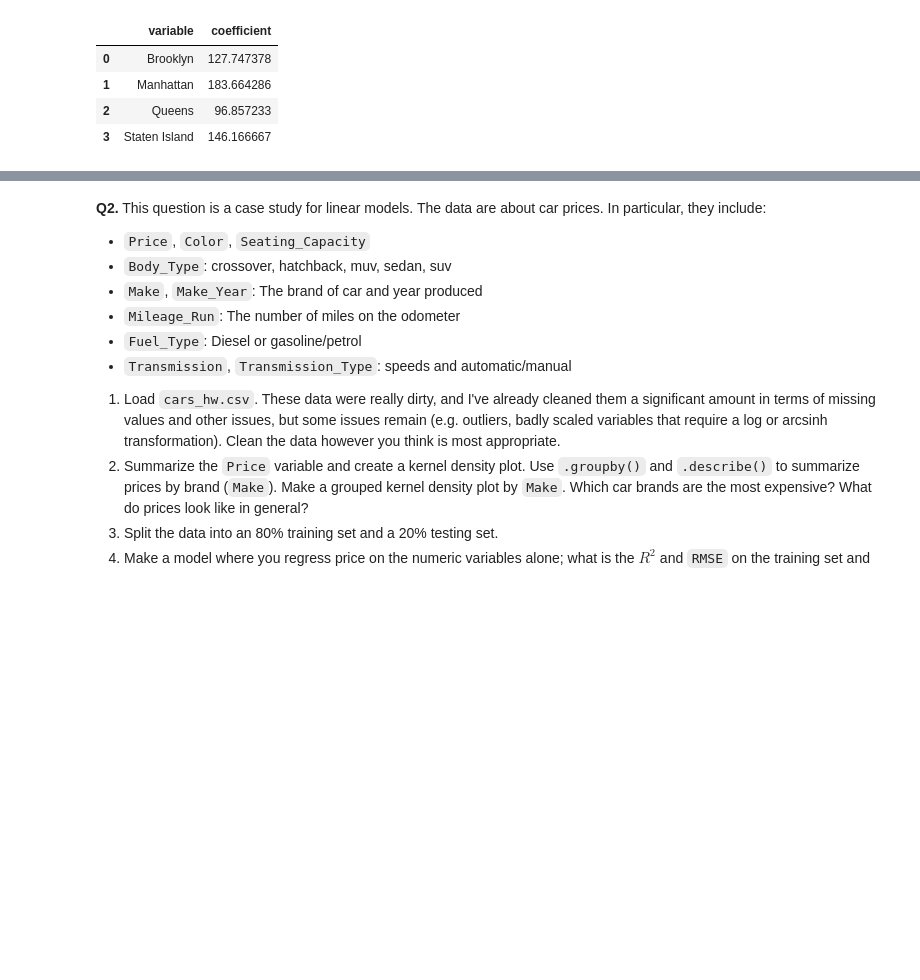
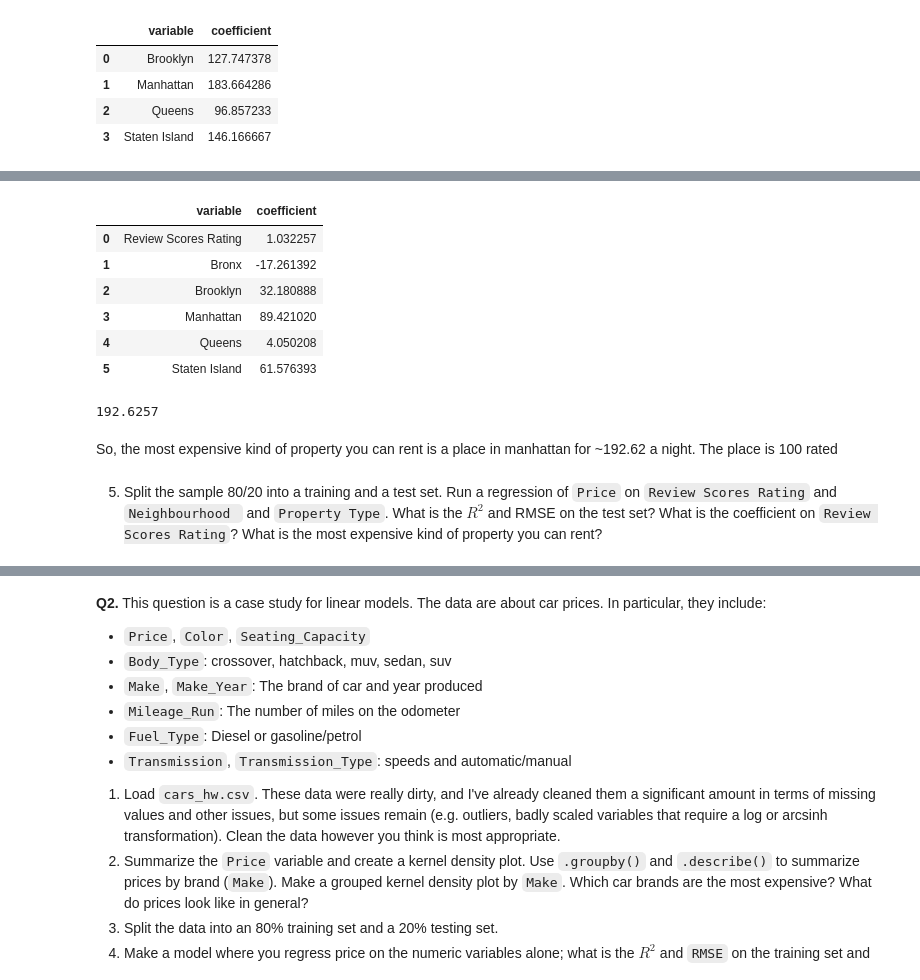
Before and after one commit to brithoang1/linearRegression, a Jupyter notebook: assignment.ipynb, the cells around one changed output, grey strips where cells are left out. Cells and saved outputs as stored; diff of their text form; code cells hidden in the pictures; blank space fills up the shorter version.

```diff
--- a/assignment.ipynb
+++ b/assignment.ipynb
@@ -125,0 +155,20 @@ results
+# %%
+#coefficient on review score rating
+results = pd.DataFrame({'variable':reg.feature_names_in_, 'coefficient': reg.coef_}) # Regression coefficients
+results
+# %% [output]
+|  | variable | coefficient |
+| 0 | Review Scores Rating | 1.032257 |
+| 1 | Bronx | -17.261392 |
+| 2 | Brooklyn | 32.180888 |
+| 3 | Manhattan | 89.421020 |
+| 4 | Queens | 4.050208 |
+| 5 | Staten Island | 61.576393 |
+# %%
+100 * 1.032257 + 89.4
+# %% [output]
+192.6257
+# %% [markdown]
+So, the most expensive kind of property you can rent is a place in manhattan for ~192.62 a night. The place is 100 rated
+# %% [markdown]
+5. Split the sample 80/20 into a training and a test set. Run a regression of `Price` on `Review Scores Rating` and `Neighbourhood ` and `Property Type`. What is the $R^2$ and RMSE on the test set? What is the coefficient on `Review Scores Rating`? What is the most expensive kind of property you can rent?
```
Also changed, not shown: parts of 4 cells of this notebook.
